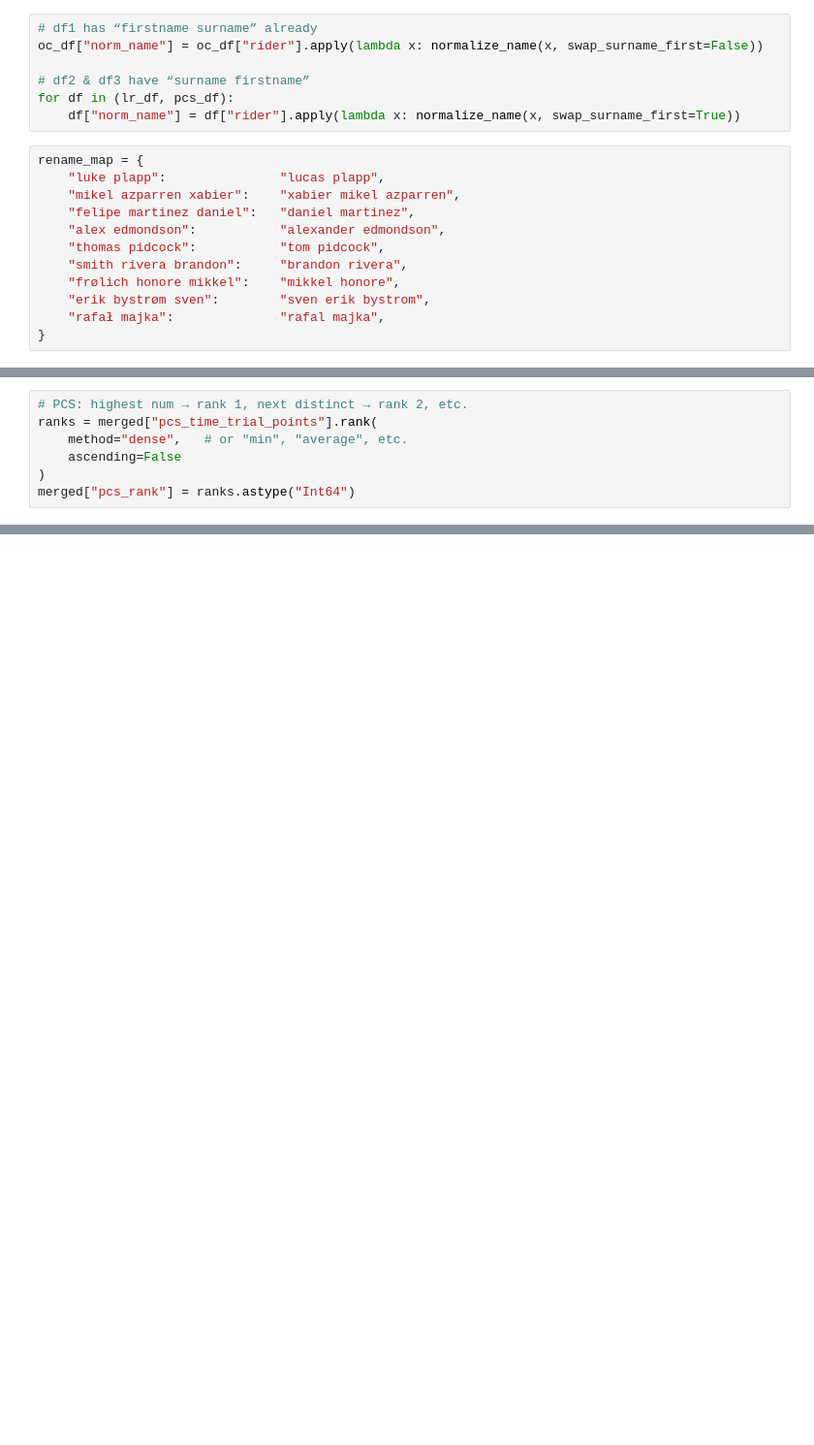
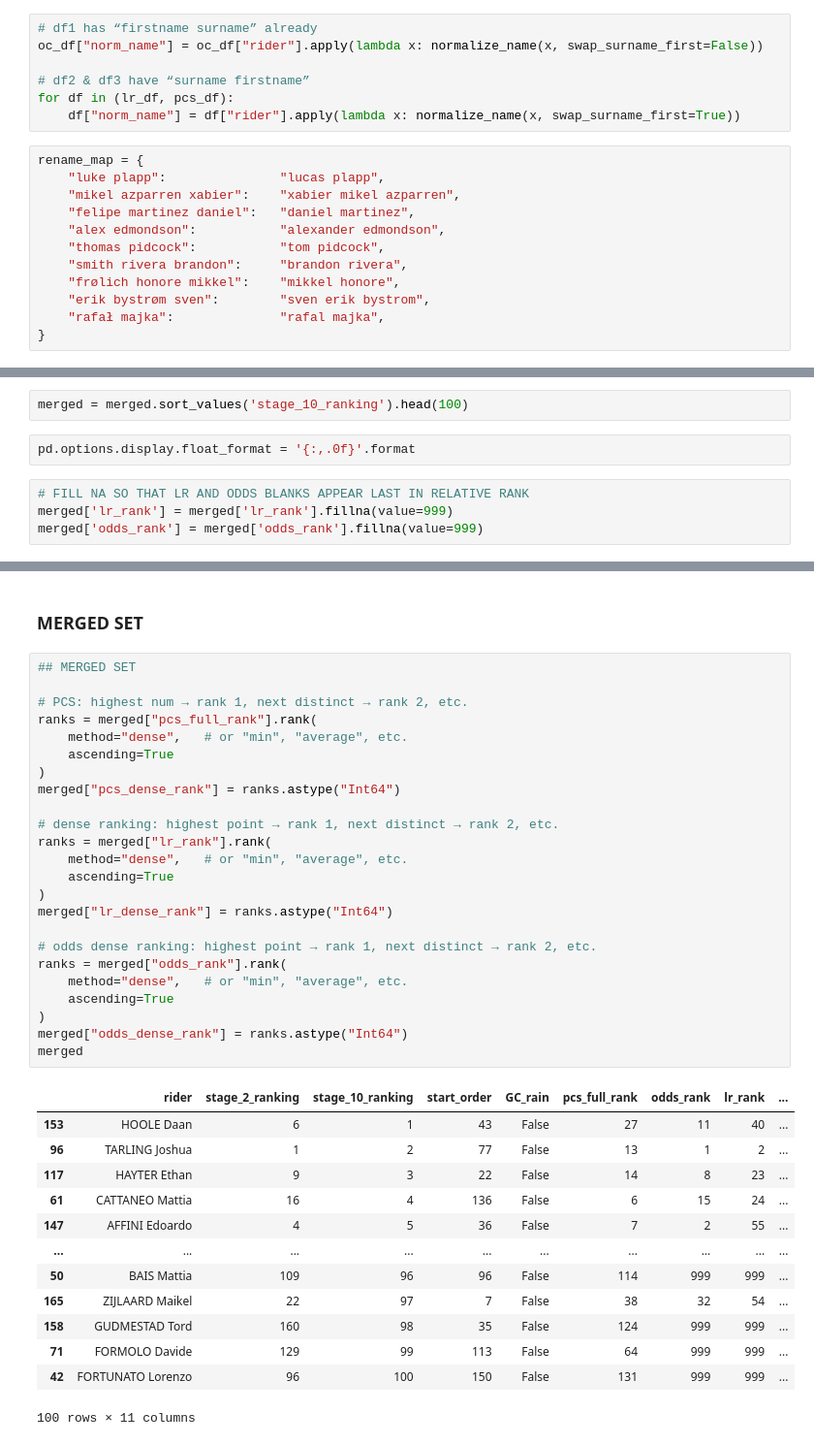
Before and after one commit to jlb112/pro-cycling-analysis, a Jupyter notebook: services/analysis/giro_tt/giro_2025_tt_performance.ipynb, the cells around one changed output, grey strips where cells are left out. Shown: that part at 97% size. Saved outputs shown, nothing was run; the diff lists cells and outputs as text; blank space fills up the shorter version.

```diff
--- a/services/analysis/giro_tt/giro_2025_tt_performance.ipynb
+++ b/services/analysis/giro_tt/giro_2025_tt_performance.ipynb
@@ -439,7 +476,0 @@ merged
-# %%
-# PCS: highest num → rank 1, next distinct → rank 2, etc.
-ranks = merged["pcs_time_trial_points"].rank(
-    method="dense",   # or "min", "average", etc.
-    ascending=False
-)
-merged["pcs_rank"] = ranks.astype("Int64")
@@ -452,0 +477,8 @@ merged["lr_dense_rank"] = ranks.astype("Int64")
+# %%
+merged = merged.sort_values('stage_10_ranking').head(100)
+# %%
+pd.options.display.float_format = '{:,.0f}'.format
+# %%
+# FILL NA SO THAT LR AND ODDS BLANKS APPEAR LAST IN RELATIVE RANK
+merged['lr_rank'] = merged['lr_rank'].fillna(value=999)
+merged['odds_rank'] = merged['odds_rank'].fillna(value=999)
@@ -453,3 +505,43 @@ merged["lr_dense_rank"] = ranks.astype("Int64")
+# %% [markdown]
+### MERGED SET
+# %%
+## MERGED SET
+
+# PCS: highest num → rank 1, next distinct → rank 2, etc.
+ranks = merged["pcs_full_rank"].rank(
+    method="dense",   # or "min", "average", etc.
+    ascending=True
+)
+merged["pcs_dense_rank"] = ranks.astype("Int64")
+
+# dense ranking: highest point → rank 1, next distinct → rank 2, etc.
+ranks = merged["lr_rank"].rank(
+    method="dense",   # or "min", "average", etc.
+    ascending=True
+)
+merged["lr_dense_rank"] = ranks.astype("Int64")
+
+# odds dense ranking: highest point → rank 1, next distinct → rank 2, etc.
+ranks = merged["odds_rank"].rank(
+    method="dense",   # or "min", "average", etc.
+    ascending=True
+)
+merged["odds_dense_rank"] = ranks.astype("Int64")
+merged
+# %% [output]
+|  | rider | stage_2_ranking | stage_10_ranking | start_order | GC_rain | pcs_full_rank | odds_rank | lr_rank | ... |
+| 153 | HOOLE Daan | 6 | 1 | 43 | False | 27 | 11 | 40 | ... |
+| 96 | TARLING Joshua | 1 | 2 | 77 | False | 13 | 1 | 2 | ... |
+| 117 | HAYTER Ethan | 9 | 3 | 22 | False | 14 | 8 | 23 | ... |
+| 61 | CATTANEO Mattia | 16 | 4 | 136 | False | 6 | 15 | 24 | ... |
+| 147 | AFFINI Edoardo | 4 | 5 | 36 | False | 7 | 2 | 55 | ... |
+| ... | ... | ... | ... | ... | ... | ... | ... | ... | ... |
+| 50 | BAIS Mattia | 109 | 96 | 96 | False | 114 | 999 | 999 | ... |
+| 165 | ZIJLAARD Maikel | 22 | 97 | 7 | False | 38 | 32 | 54 | ... |
+| 158 | GUDMESTAD Tord | 160 | 98 | 35 | False | 124 | 999 | 999 | ... |
+| 71 | FORMOLO Davide | 129 | 99 | 113 | False | 64 | 999 | 999 | ... |
+| 42 | FORTUNATO Lorenzo | 96 | 100 | 150 | False | 131 | 999 | 999 | ... |
+100 rows × 11 columns
 # %%
 # Calculate +/- for each ranking
 
```
Also changed, not shown: parts of 38 cells of this notebook.
